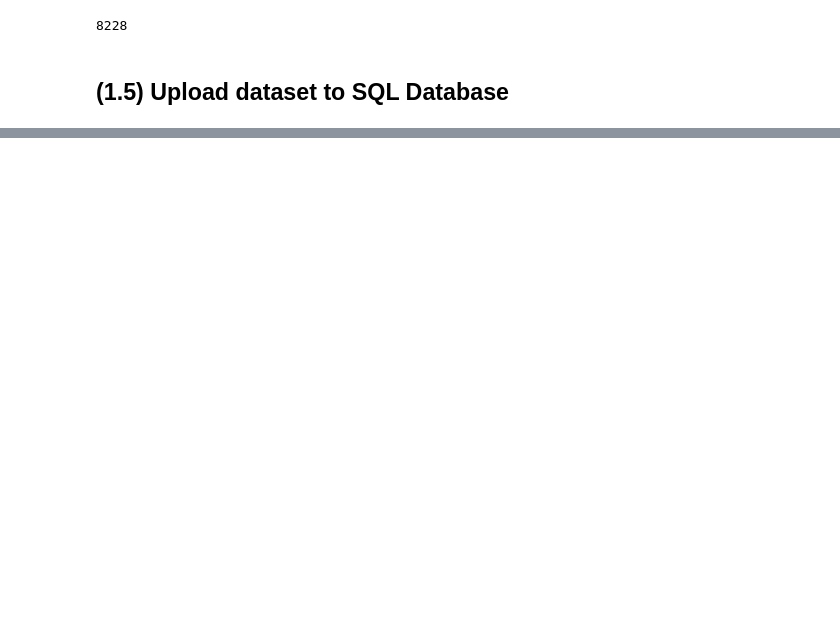
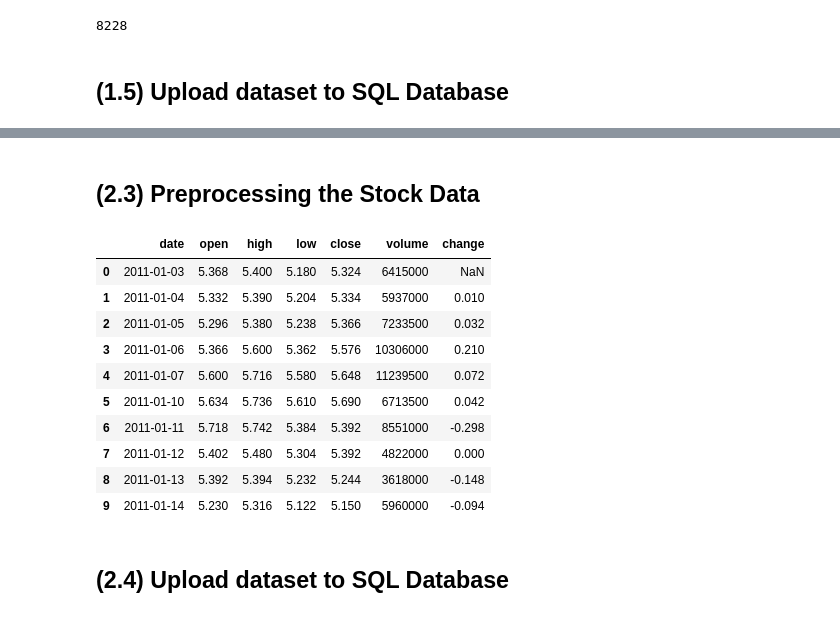
Before and after one commit to Gobi1616/Datalogy_Final, a Jupyter notebook: Cleaning_preprocessing_data.ipynb, the cells around one changed output, grey strips where cells are left out. Drawn from its saved outputs; the diff is of its cells as text; code cells hidden in the pictures; blank space fills up the shorter version.

```diff
--- a/Cleaning_preprocessing_data.ipynb
+++ b/Cleaning_preprocessing_data.ipynb
@@ -262,0 +289,4 @@ df_tweets_clean.to_sql('tweets_text', engine, if_exists ='replace',method='multi
+# %%
+# Drop adjclose column
+tesla_df = tesla_df.drop(columns=["adjclose", "ticker"])
+tesla_df.head()
@@ -262,0 +311,18 @@ df_tweets_clean.to_sql('tweets_text', engine, if_exists ='replace',method='multi
+# %% [markdown]
+## (2.3) Preprocessing the Stock Data
+# %%
+# Calculate change in stock price
+tesla_df['change'] = tesla_df['close'].diff()
+tesla_df.head(10)
+# %% [output]
+|  | date | open | high | low | close | volume | change |
+| 0 | 2011-01-03 | 5.368 | 5.400 | 5.180 | 5.324 | 6415000 | NaN |
+| 1 | 2011-01-04 | 5.332 | 5.390 | 5.204 | 5.334 | 5937000 | 0.010 |
+| 2 | 2011-01-05 | 5.296 | 5.380 | 5.238 | 5.366 | 7233500 | 0.032 |
+| 3 | 2011-01-06 | 5.366 | 5.600 | 5.362 | 5.576 | 10306000 | 0.210 |
+| 4 | 2011-01-07 | 5.600 | 5.716 | 5.580 | 5.648 | 11239500 | 0.072 |
+| 5 | 2011-01-10 | 5.634 | 5.736 | 5.610 | 5.690 | 6713500 | 0.042 |
+| 6 | 2011-01-11 | 5.718 | 5.742 | 5.384 | 5.392 | 8551000 | -0.298 |
+| 7 | 2011-01-12 | 5.402 | 5.480 | 5.304 | 5.392 | 4822000 | 0.000 |
+| 8 | 2011-01-13 | 5.392 | 5.394 | 5.232 | 5.244 | 3618000 | -0.148 |
+| 9 | 2011-01-14 | 5.230 | 5.316 | 5.122 | 5.150 | 5960000 | -0.094 |
@@ -262,0 +331,2 @@ df_tweets_clean.to_sql('tweets_text', engine, if_exists ='replace',method='multi
+# %% [markdown]
+## (2.4) Upload dataset to SQL Database
```
Also changed, not shown: parts of 12 cells of this notebook, 3 other files.
